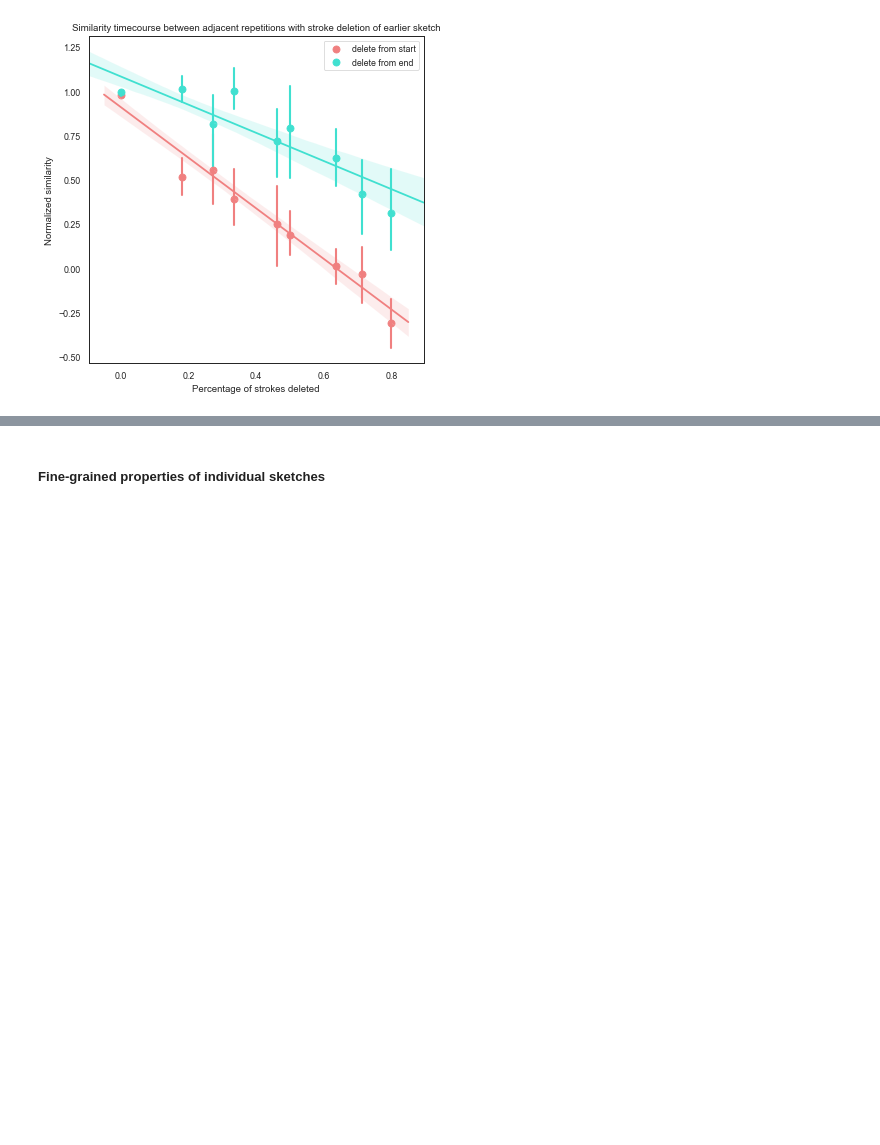
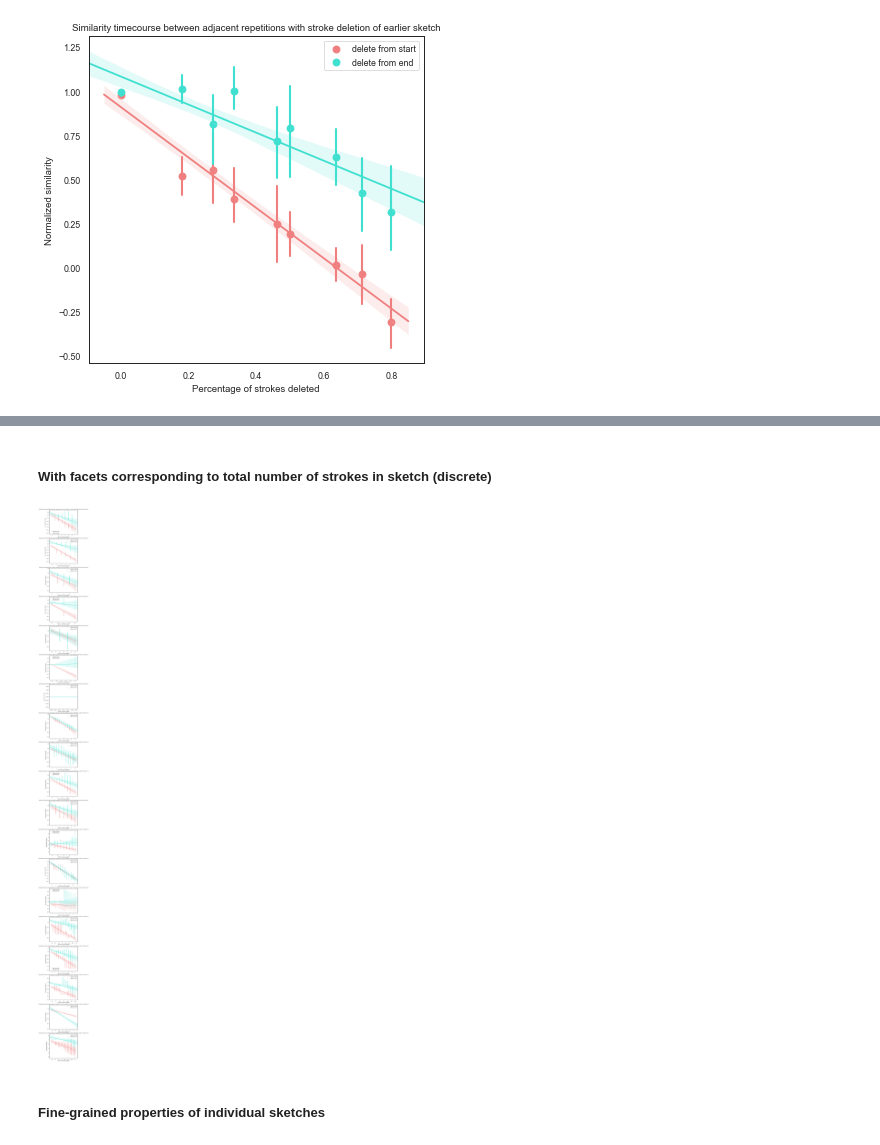
Before and after one commit to cogtoolslab/graphical_conventions_cogsci19, a Jupyter notebook: analysis/ipynb/megsano/analyze_refgame_sketches.ipynb, the cells around one changed output, grey strips where cells are left out. Saved outputs shown, nothing was run; the diff lists cells and outputs as text; code cells hidden in the pictures; blank space fills up the shorter version.

```diff
--- a/analysis/ipynb/megsano/analyze_refgame_sketches.ipynb
+++ b/analysis/ipynb/megsano/analyze_refgame_sketches.ipynb
@@ -233,3 +234,10 @@ for from_start in [True, False]:
+# %% [markdown]
+##### With facets corresponding to total number of strokes in sketch (discrete)
+# %%
+sns.set_context("paper")
+h.plot_stroke_similarity_discrete(stroke_analysis_df, False)
+# %% [output]
+[figure, added]
 # %% [markdown]
 ##### Fine-grained properties of individual sketches
 # %%
```
Also changed, not shown: parts of 12 cells of this notebook.
